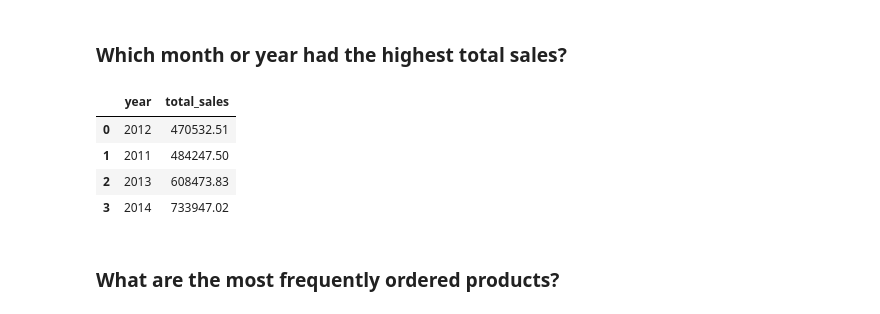
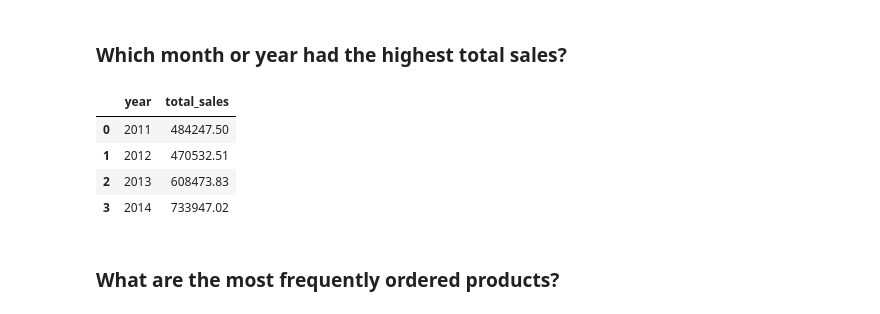
Before and after one commit to CosmicIdes/DataAnalysisModule3, a Jupyter notebook: Week4/notebooks/superstore_sales_workflow.ipynb, the cells around one changed output. Cells and saved outputs as stored; diff of their text form; code cells hidden in the pictures.

```diff
--- a/Week4/notebooks/superstore_sales_workflow.ipynb
+++ b/Week4/notebooks/superstore_sales_workflow.ipynb
@@ -286,19 +286,18 @@ result6
 # %%
 query7 = """ SELECT
     strftime('%Y', o.order_date) AS year,
     ROUND(SUM(od.sales), 2) AS total_sales
 FROM orders o
 INNER JOIN order_details od ON o.order_id = od.order_id
 GROUP BY year
-ORDER BY total_sales
-LIMIT 5
+ORDER BY year
 """
 result7 = pd.read_sql(query7, conn)
 result7
 # %% [output]
 |  | year | total_sales |
-| 0 | 2012 | 470532.51 |
-| 1 | 2011 | 484247.50 |
+| 0 | 2011 | 484247.50 |
+| 1 | 2012 | 470532.51 |
 | 2 | 2013 | 608473.83 |
 | 3 | 2014 | 733947.02 |
 # %% [markdown]
```
Also changed, not shown: parts of 4 cells of this notebook.
